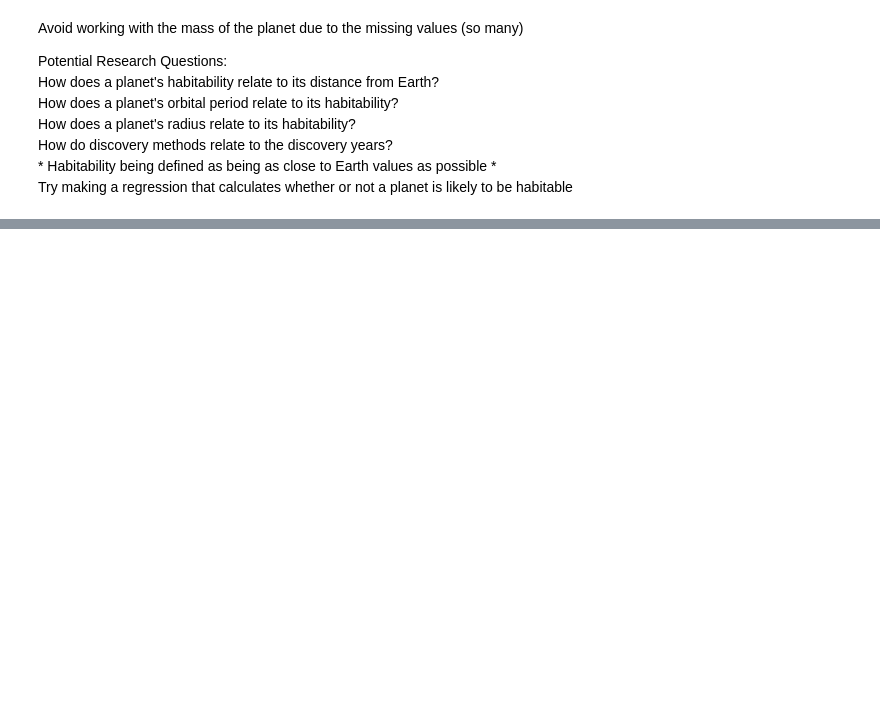
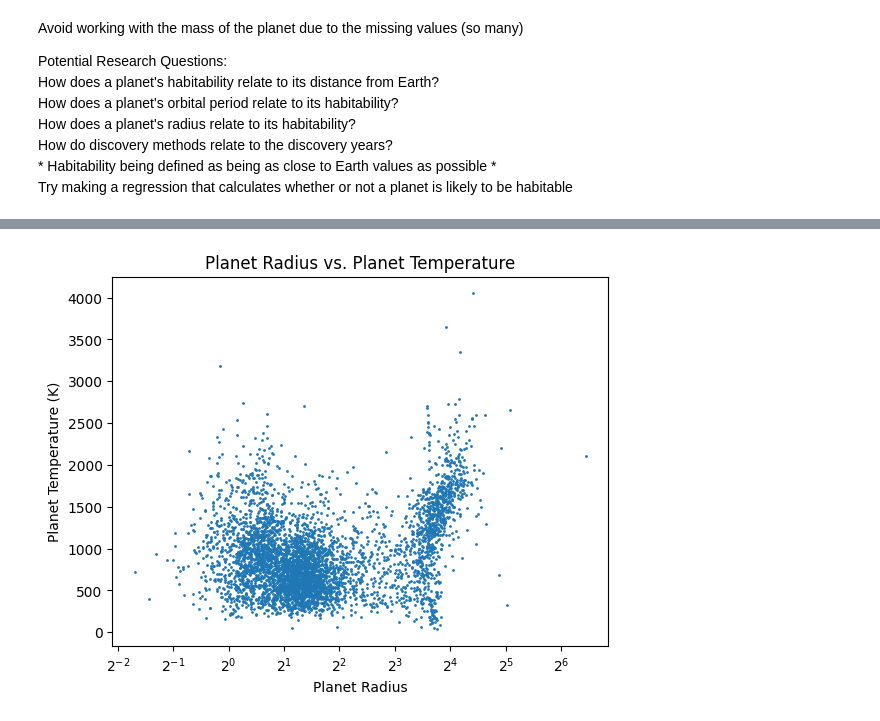
Before and after one commit to k-loaeza/dsrp, a Jupyter notebook: projectkloaeza.ipynb, the cells around one changed output, grey strips where cells are left out. Saved outputs shown, nothing was run; the diff lists cells and outputs as text; code cells hidden in the pictures; blank space fills up the shorter version.

```diff
--- a/projectkloaeza.ipynb
+++ b/projectkloaeza.ipynb
@@ -160,0 +182,14 @@ plt.show()
+# %%
+# Do larger planets tend to have higher temperatures?
+
+x = data['pl_rade']
+y = data['pl_eqt']
+
+plt.scatter(x, y, s=1)
+plt.xscale('log', base = 2)
+plt.xlabel('Planet Radius')
+plt.ylabel('Planet Temperature (K)')
+plt.title('Planet Radius vs. Planet Temperature')
+plt.show()
+# %% [output]
+[figure, added]
```
Also changed, not shown: parts of 13 cells of this notebook.
